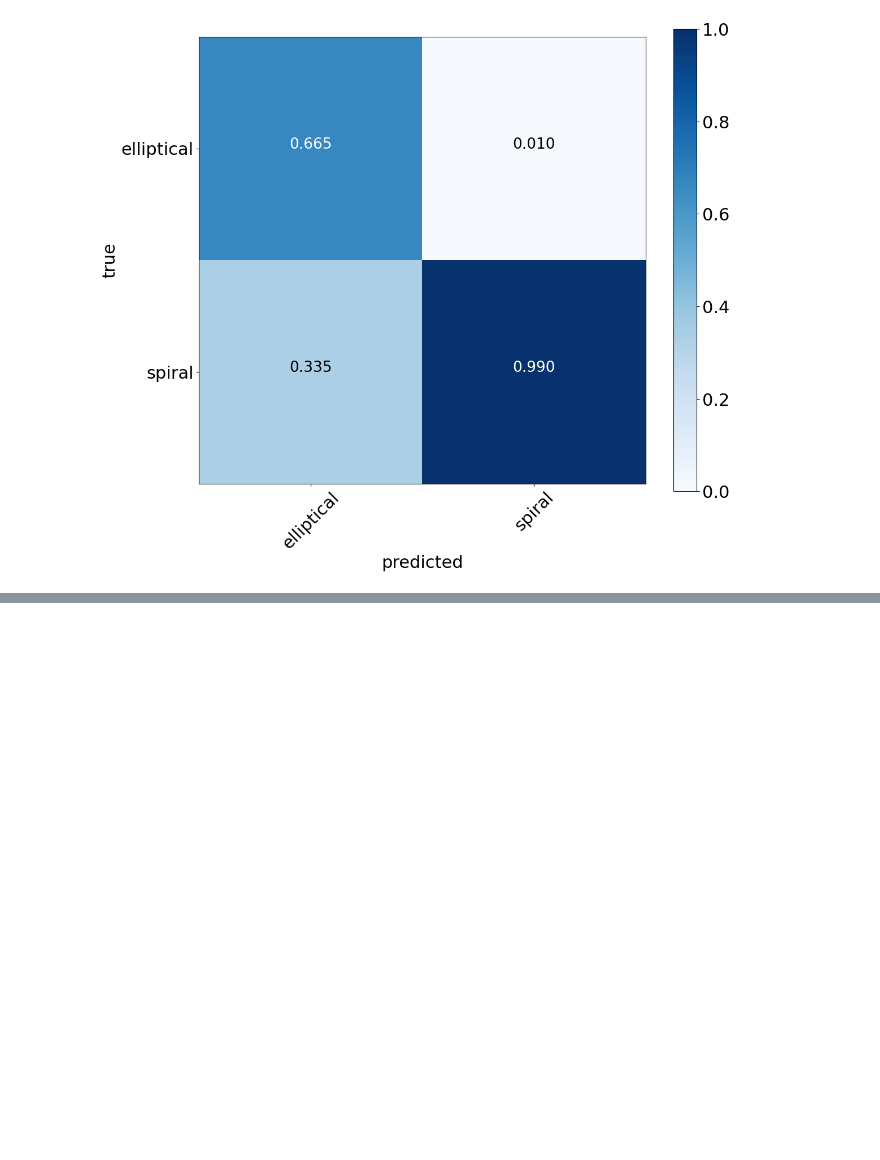
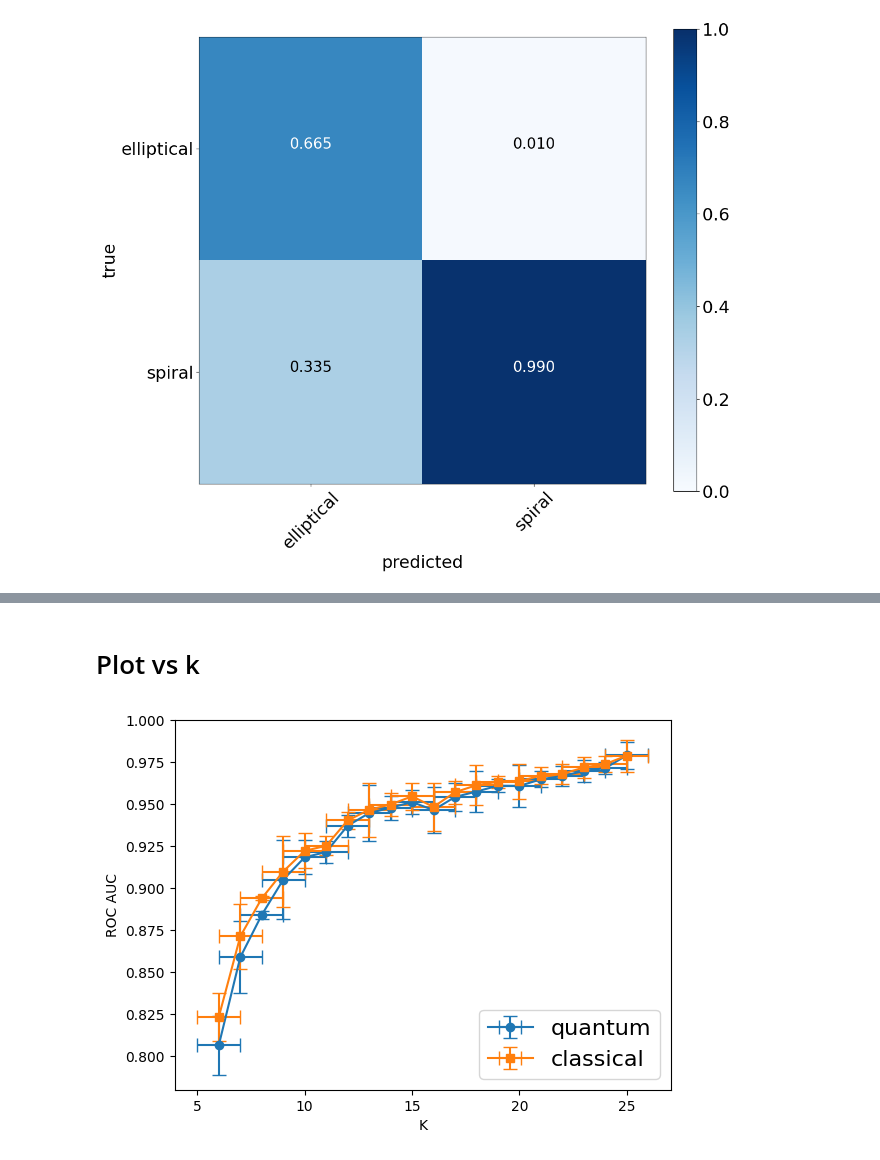
Before and after one commit to mhassans/galaxyMorphology, a Jupyter notebook: Plotting.ipynb, the cells around one changed output, grey strips where cells are left out. Cells and saved outputs as stored; diff of their text form; code cells hidden in the pictures; blank space fills up the shorter version.

```diff
--- a/Plotting.ipynb
+++ b/Plotting.ipynb
@@ -83,0 +159,64 @@ plot_confusion_matrix(df_cl['trueLabels'], df_cl['predictedLabels'], normalize_b
+# %% [markdown]
+# Plot vs k
+# %%
+##########################
+#!!!!CHOOOSE SCORE FIRST!!!!!!!!!
+##########################
+score = 'roc' #'fOne','precision', 'recall', 'roc', 'accuracy', 'accuracy_balanced'
+totalSize = 50000
+kernels = ['quantum', 'classical']
+k_value = 5
+score_qm_mean = {}
+score_qm_std = {}
+score_cl_mean = {}
+score_cl_std = {}
+for j in range(5,25):
+    if j>=10:
+        k_value = 10
+    if j>=20:
+        k_value = 20
+    score_values_qm = []
+    score_values_cl = []
+    for foldIdx in range(5):
+        path_quant = 'output/result_Quant-alpha0p05-C500-dataMapFuncNone-interactionZandYZ-weightBalanced-trainSize'+str(int(4*totalSize/5))+'-testSize'+str(int(totalSize/5))+'-foldIdx{}-minOfK'+str(k_value)+'.pkl'
+        path_class = 'output/result_Class-C100-gammaauto-weightBalanced-trainSize'+str(int(4*totalSize/5))+'-testSize'+str(int(totalSize/5))+'-foldIdx{}-minOfK'+str(k_value)+'.pkl'
+        df_qm = pd.read_pickle(path_quant.format(foldIdx))
+        df_qm = df_qm[(df_qm['K']>j+0.5)&(df_qm['K']<j+1.5)]
+        df_cl = pd.read_pickle(path_class.format(foldIdx))
+        df_cl = df_cl[(df_cl['K']>j+0.5)&(df_cl['K']<j+1.5)]
+        if score=='accuracy':
+            score_values_qm.append(accuracy_score(df_qm['trueLabels'], df_qm['predictedLabels']))
+            score_values_cl.append(accuracy_score(df_cl['trueLabels'], df_cl['predictedLabels']))
+            ylabel='Accuracy'
+        elif score=='roc':
+            score_values_qm.append(roc_auc_score(df_qm['trueLabels'], df_qm['scores']))
+            score_values_cl.append(roc_auc_score(df_cl['trueLabels'], df_cl['scores']))
+            ylabel='ROC AUC'
+        elif score=='accuracy_balanced':
+            score_values_qm.append(balanced_accuracy_score(df_qm['trueLabels'], df_qm['predictedLabels']))
+            score_values_cl.append(balanced_accuracy_score(df_cl['trueLabels'], df_cl['predictedLabels']))
+            ylabel='Balanced accuracy'
+        elif score=='precision':
+            score_values_qm.append(precision_score(df_qm['trueLabels'], df_qm['predictedLabels']))
+            score_values_cl.append(precision_score(df_cl['trueLabels'], df_cl['predictedLabels']))
+            ylabel='Precision'
+        elif score=='recall':
+            score_values_qm.append(recall_score(df_qm['trueLabels'], df_qm['predictedLabels']))
+            score_values_cl.append(recall_score(df_cl['trueLabels'], df_cl['predictedLabels']))
+            ylabel='Recall'
+        else:
+            raise ValueError('Choose a metric first!')
+    score_qm_mean[j+1] = np.mean(score_values_qm)
+    score_qm_std[j+1] = np.std(score_values_qm)
+    score_cl_mean[j+1] = np.mean(score_values_cl)
+    score_cl_std[j+1] = np.std(score_values_cl)
+
+plt.errorbar(list(score_qm_mean.keys()), list(score_qm_mean.values()), xerr=1, yerr=list(score_qm_std.values()), label='quantum', marker='o', markersize=6, linewidth=1.5, capsize=5)
+plt.errorbar(list(score_cl_mean.keys()), list(score_cl_mean.values()), xerr=1, yerr=list(score_cl_std.values()), label='classical', marker='s', markersize=6, linewidth=1.5, capsize=5)
+plt.ylim(0.78,1)
+plt.xlabel('K')
+plt.ylabel(ylabel)
+plt.legend(loc=4, prop={'size': 16})
+plt.show()
+# %% [output]
+[figure, added]
```
Also changed, not shown: parts of 17 cells of this notebook, 2 other files.
